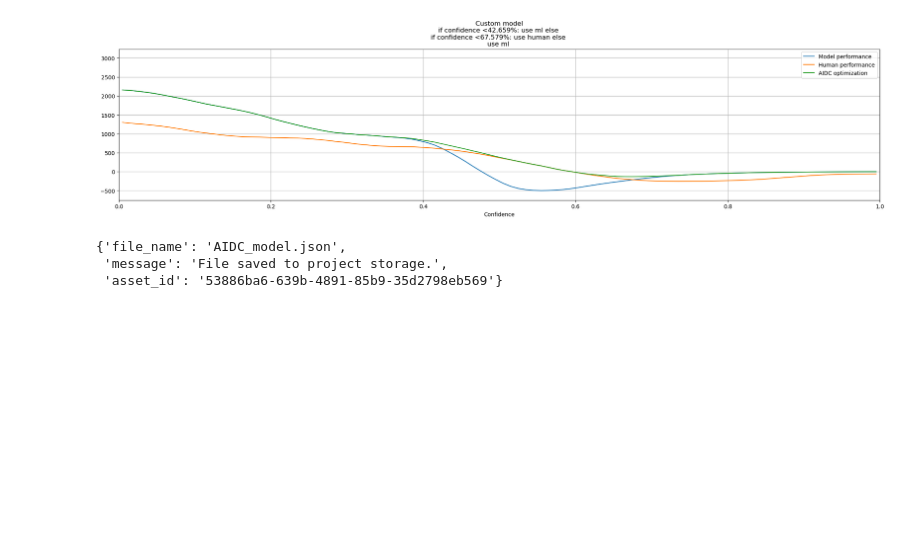
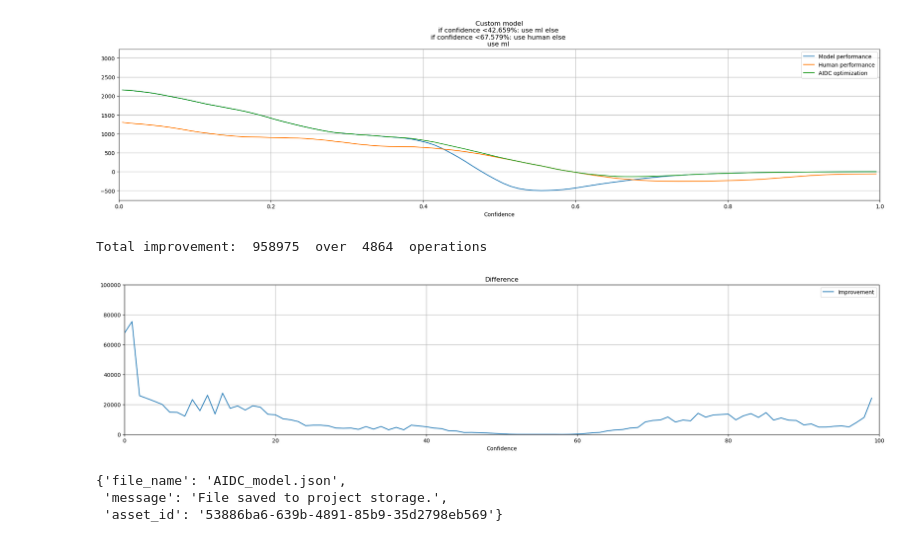
Before and after one commit to IBM/aidc-samples, a Jupyter notebook: notebooks/BYOM_flow.ipynb, the cells around one changed output. Drawn from its saved outputs; the diff is of its cells as text; code cells hidden in the pictures; blank space fills up the shorter version.

```diff
--- a/notebooks/BYOM_flow.ipynb
+++ b/notebooks/BYOM_flow.ipynb
@@ -131,6 +131,40 @@ plt.legend(["Model performance", "Human performance", "AIDC optimization"])
 plt.show()
 # %% [output]
 [figure]
+# %%
+headerLabels= stats['curves'][scenario.selectedConfiguration]['headerLabels'].valueOf()
+countColumn=headerLabels.index('count')
+valueColumn=headerLabels.index('weightedAverage')
+
+human_tool=""
+for tool in (taskmodel['decisionTools']):
+    if(taskmodel['decisionTools'][tool]['hasHuman'] == True):
+        human_tool=tool
+
+count_values=[]
+human_values=[]
+aidc_values=[]
+human_total=[]
+aidc_total=[]
+difference_total=[]
+for i in range(100):
+    count_values.append(stats['curves'][scenario.selectedConfiguration]['content'][i][countColumn])
+    human_values.append(stats['curves'][human_tool]['content'][i][valueColumn])
+    aidc_values.append(stats['curves'][scenario.selectedConfiguration]['content'][i][valueColumn])
+    human_total.append(count_values[i]*human_values[i])
+    aidc_total.append(count_values[i]*aidc_values[i])
+    difference_total.append(aidc_total[i]-human_total[i])
+
+
+data={'Count':count_values,'Human':human_values,'AIDC':aidc_values,'Human Total':human_total,"AIDC Total":aidc_total,"Improvement":difference_total}
+df = pd.DataFrame(data)
+
+print("Total improvement: " , round(df['Improvement'].sum()), " over ", df['Count'].sum(), " operations")
+df.plot(title='Difference',xlabel="Confidence" ,y=["Improvement"],ylim=[0,100000],xlim=[0,100],figsize=(25, 5),grid=True)
+plt.show()
+# %% [output]
+Total improvement:  958975  over  4864  operations
+[figure, added]
 # %%
 ## Export the most optimal model to JSON
 import json
```
Also changed, not shown: 1 other file.
